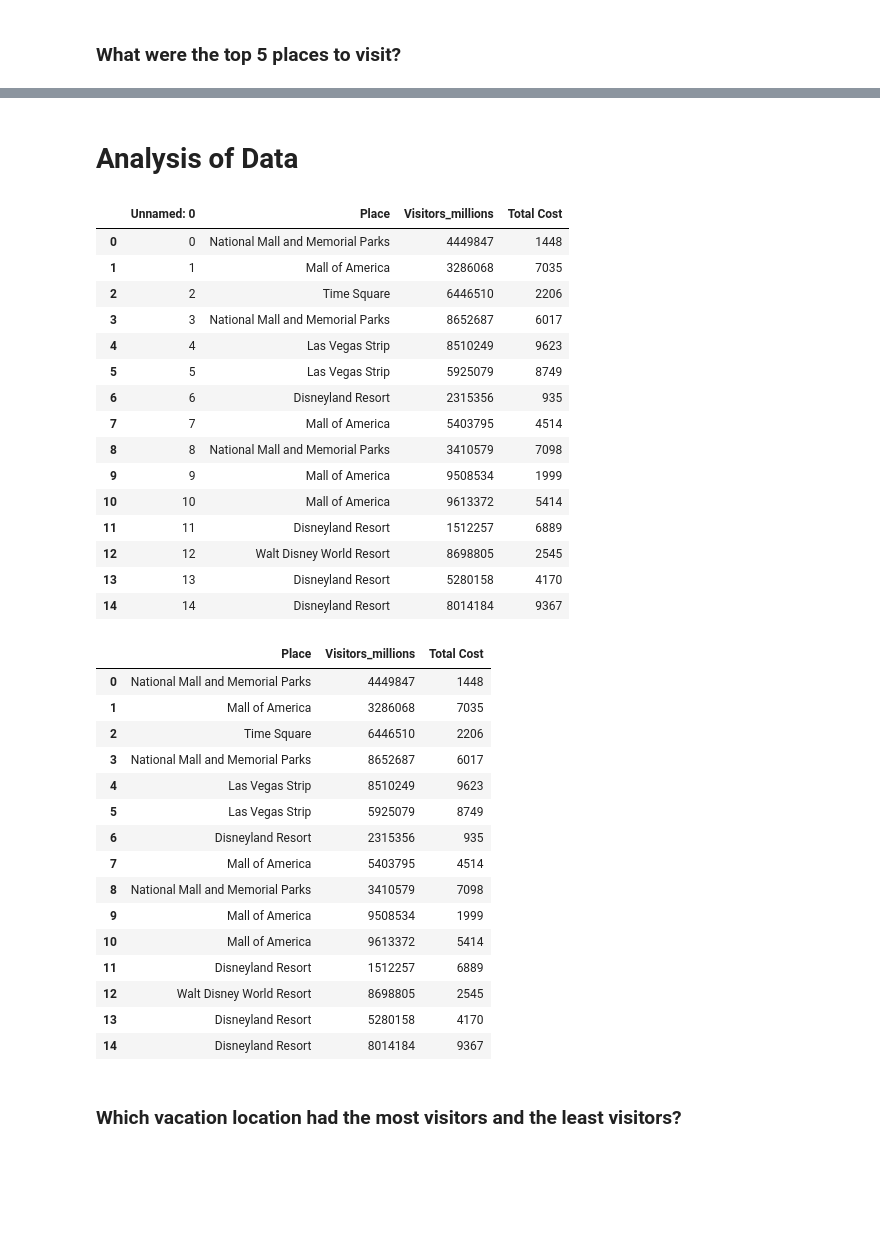
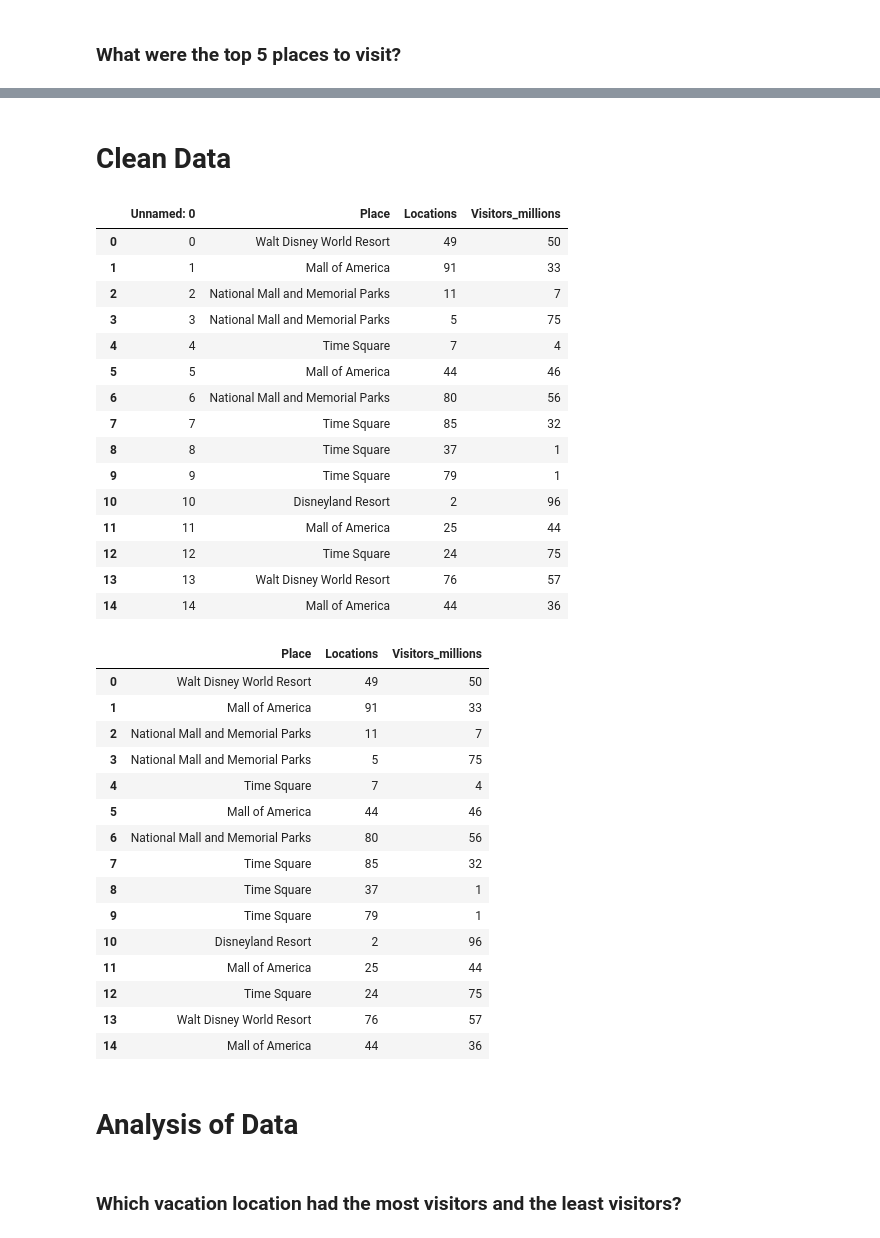
Before and after one commit to joannathom/Favorite-Vacation-Locations, a Jupyter notebook: Final-Project.ipynb, the cells around one changed output, grey strips where cells are left out. Drawn from its saved outputs; the diff is of its cells as text; code cells hidden in the pictures; blank space fills up the shorter version.

```diff
--- a/Final-Project.ipynb
+++ b/Final-Project.ipynb
@@ -79,5 +81,5 @@ Vacation_df
 # %% [markdown]
-# Analysis of Data
+# Clean Data
 # %%
 # Import libraries
 import pandas as pd
@@ -89,49 +91,51 @@ def get_data(size = 15):
   df['Place'] = np.random.choice(['Walt Disney World Resort', 'Mall of America', 'Time Square',
                                   'Las Vegas Strip','National Mall and Memorial Parks', 'Disneyland Resort',],
                                   size)
-  df['Visitors_millions'] = np.random.randint(0,10000000,size)
-  df['Total Cost'] = np.random.randint(0,10000,size)
+  df['Locations'] = np.random.randint(0,100,size)
+  df['Visitors_millions'] = np.random.randint(0,100,size)
   return df
 # %%
-get_data().to_csv('list_top_tourist_tourist_attractions_inus-1515j.csv')
-df = pd.read_csv('list_top_tourist_tourist_attractions_inus-1515j.csv')
+get_data().to_csv('get_data.csv')
+df = pd.read_csv('get_data.csv')
 df
 # %% [output]
-|  | Unnamed: 0 | Place | Visitors_millions | Total Cost |
-| 0 | 0 | National Mall and Memorial Parks | 4449847 | 1448 |
-| 1 | 1 | Mall of America | 3286068 | 7035 |
-| 2 | 2 | Time Square | 6446510 | 2206 |
-| 3 | 3 | National Mall and Memorial Parks | 8652687 | 6017 |
-| 4 | 4 | Las Vegas Strip | 8510249 | 9623 |
-| 5 | 5 | Las Vegas Strip | 5925079 | 8749 |
-| 6 | 6 | Disneyland Resort | 2315356 | 935 |
-| 7 | 7 | Mall of America | 5403795 | 4514 |
-| 8 | 8 | National Mall and Memorial Parks | 3410579 | 7098 |
-| 9 | 9 | Mall of America | 9508534 | 1999 |
-| 10 | 10 | Mall of America | 9613372 | 5414 |
-| 11 | 11 | Disneyland Resort | 1512257 | 6889 |
-| 12 | 12 | Walt Disney World Resort | 8698805 | 2545 |
-| 13 | 13 | Disneyland Resort | 5280158 | 4170 |
-| 14 | 14 | Disneyland Resort | 8014184 | 9367 |
+|  | Unnamed: 0 | Place | Locations | Visitors_millions |
+| 0 | 0 | Walt Disney World Resort | 49 | 50 |
+| 1 | 1 | Mall of America | 91 | 33 |
+| 2 | 2 | National Mall and Memorial Parks | 11 | 7 |
+| 3 | 3 | National Mall and Memorial Parks | 5 | 75 |
+| 4 | 4 | Time Square | 7 | 4 |
+| 5 | 5 | Mall of America | 44 | 46 |
+| 6 | 6 | National Mall and Memorial Parks | 80 | 56 |
+| 7 | 7 | Time Square | 85 | 32 |
+| 8 | 8 | Time Square | 37 | 1 |
+| 9 | 9 | Time Square | 79 | 1 |
+| 10 | 10 | Disneyland Resort | 2 | 96 |
+| 11 | 11 | Mall of America | 25 | 44 |
+| 12 | 12 | Time Square | 24 | 75 |
+| 13 | 13 | Walt Disney World Resort | 76 | 57 |
+| 14 | 14 | Mall of America | 44 | 36 |
 # %%
 del df['Unnamed: 0']
 df
 # %% [output]
-|  | Place | Visitors_millions | Total Cost |
-| 0 | National Mall and Memorial Parks | 4449847 | 1448 |
-| 1 | Mall of America | 3286068 | 7035 |
-| 2 | Time Square | 6446510 | 2206 |
-| 3 | National Mall and Memorial Parks | 8652687 | 6017 |
-| 4 | Las Vegas Strip | 8510249 | 9623 |
-| 5 | Las Vegas Strip | 5925079 | 8749 |
-| 6 | Disneyland Resort | 2315356 | 935 |
-| 7 | Mall of America | 5403795 | 4514 |
-| 8 | National Mall and Memorial Parks | 3410579 | 7098 |
-| 9 | Mall of America | 9508534 | 1999 |
-| 10 | Mall of America | 9613372 | 5414 |
-| 11 | Disneyland Resort | 1512257 | 6889 |
-| 12 | Walt Disney World Resort | 8698805 | 2545 |
-| 13 | Disneyland Resort | 5280158 | 4170 |
-| 14 | Disneyland Resort | 8014184 | 9367 |
+|  | Place | Locations | Visitors_millions |
+| 0 | Walt Disney World Resort | 49 | 50 |
+| 1 | Mall of America | 91 | 33 |
+| 2 | National Mall and Memorial Parks | 11 | 7 |
+| 3 | National Mall and Memorial Parks | 5 | 75 |
+| 4 | Time Square | 7 | 4 |
+| 5 | Mall of America | 44 | 46 |
+| 6 | National Mall and Memorial Parks | 80 | 56 |
+| 7 | Time Square | 85 | 32 |
+| 8 | Time Square | 37 | 1 |
+| 9 | Time Square | 79 | 1 |
+| 10 | Disneyland Resort | 2 | 96 |
+| 11 | Mall of America | 25 | 44 |
+| 12 | Time Square | 24 | 75 |
+| 13 | Walt Disney World Resort | 76 | 57 |
+| 14 | Mall of America | 44 | 36 |
+# %% [markdown]
+# Analysis of Data
 # %% [markdown]
 ### Which vacation location had the most visitors and the least visitors?
```
Also changed, not shown: parts of 10 cells of this notebook.
